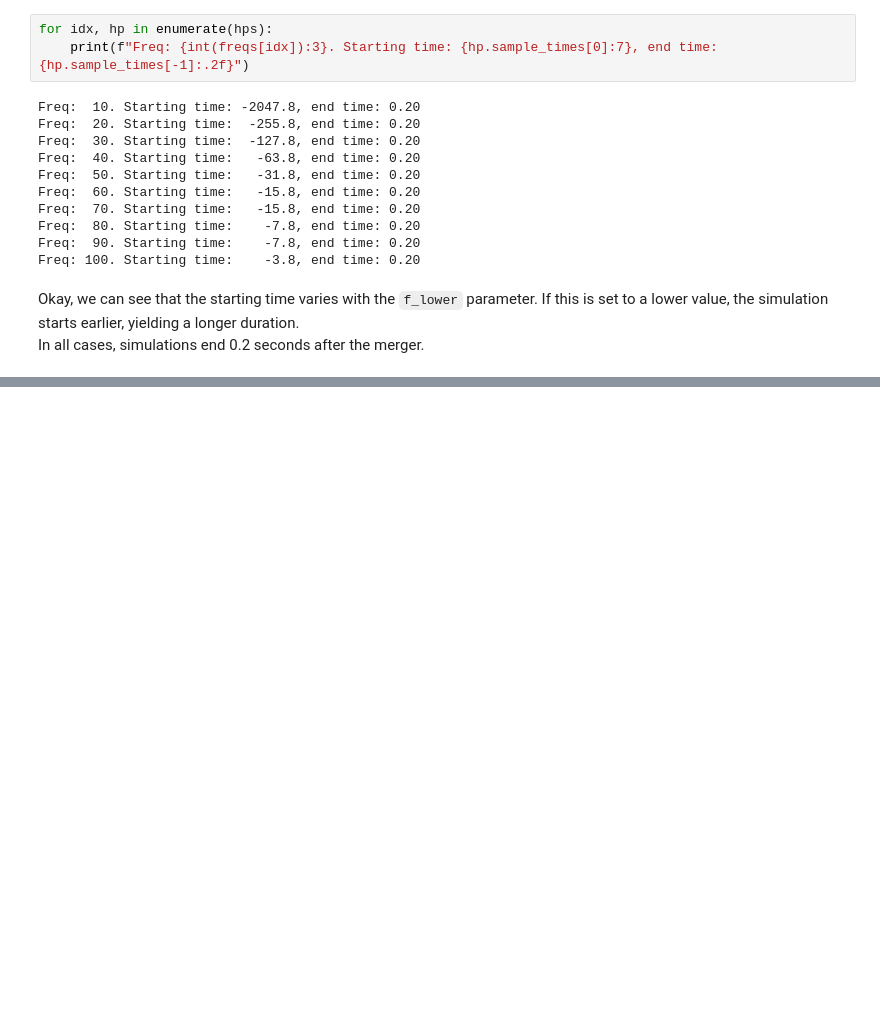
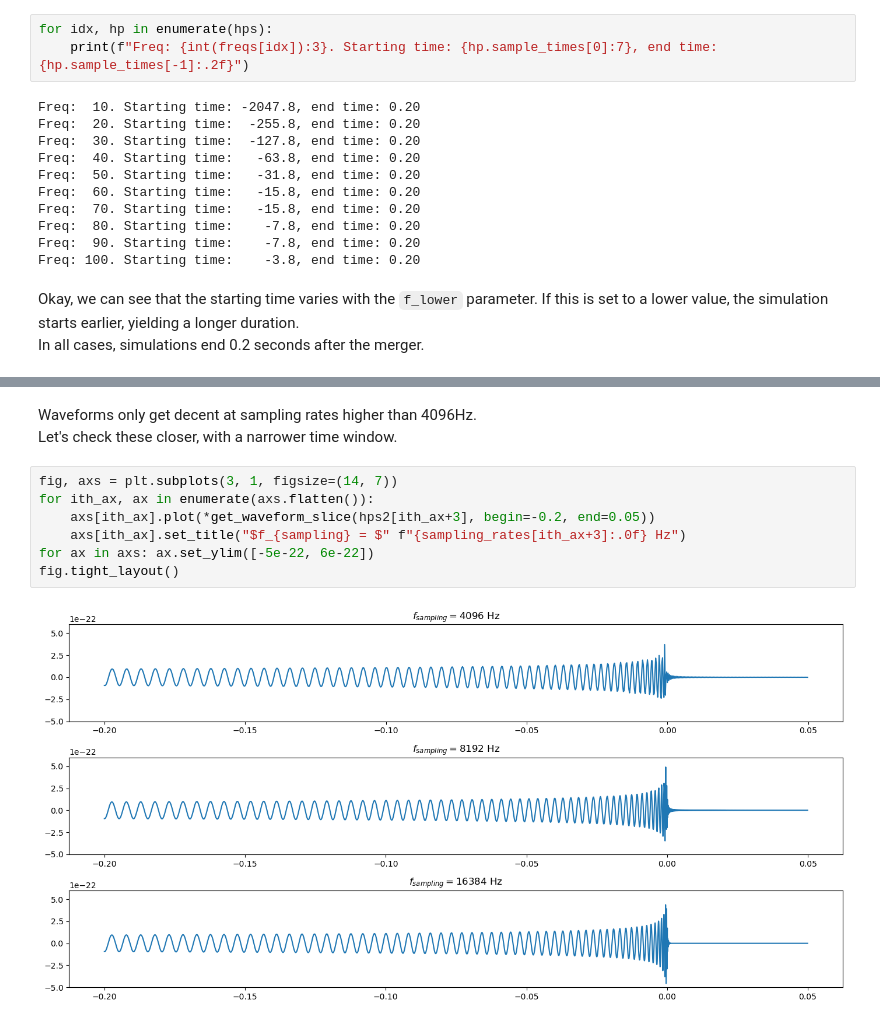
Before and after one commit to tttiago/dataset_generation, a Jupyter notebook: explore_generation_params.ipynb, the cells around one changed output, grey strips where cells are left out. Drawn from its saved outputs; the diff is of its cells as text; blank space fills up the shorter version.

```diff
--- a/explore_generation_params.ipynb
+++ b/explore_generation_params.ipynb
@@ -225,0 +179,12 @@ plt.plot(np.array(hps[5])[-300:-150])
+# %% [markdown]
+Waveforms only get decent at sampling rates higher than 4096Hz.
+Let's check these closer, with a narrower time window.
+# %%
+fig, axs = plt.subplots(3, 1, figsize=(14, 7))
+for ith_ax, ax in enumerate(axs.flatten()):
+    axs[ith_ax].plot(*get_waveform_slice(hps2[ith_ax+3], begin=-0.2, end=0.05))
+    axs[ith_ax].set_title("$f_{sampling} = $" f"{sampling_rates[ith_ax+3]:.0f} Hz")
+for ax in axs: ax.set_ylim([-5e-22, 6e-22])
+fig.tight_layout()
+# %% [output]
+[figure, added]
```
Also changed, not shown: parts of 36 cells of this notebook.
